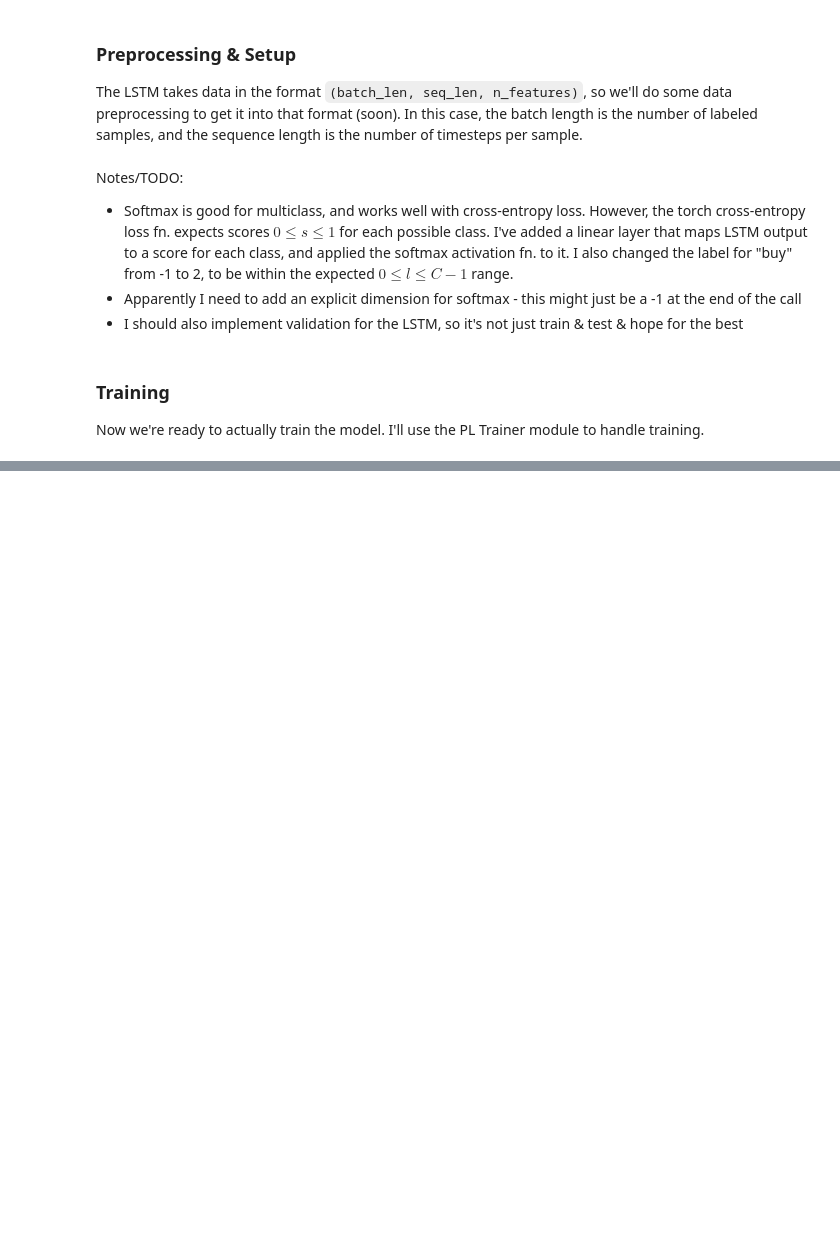
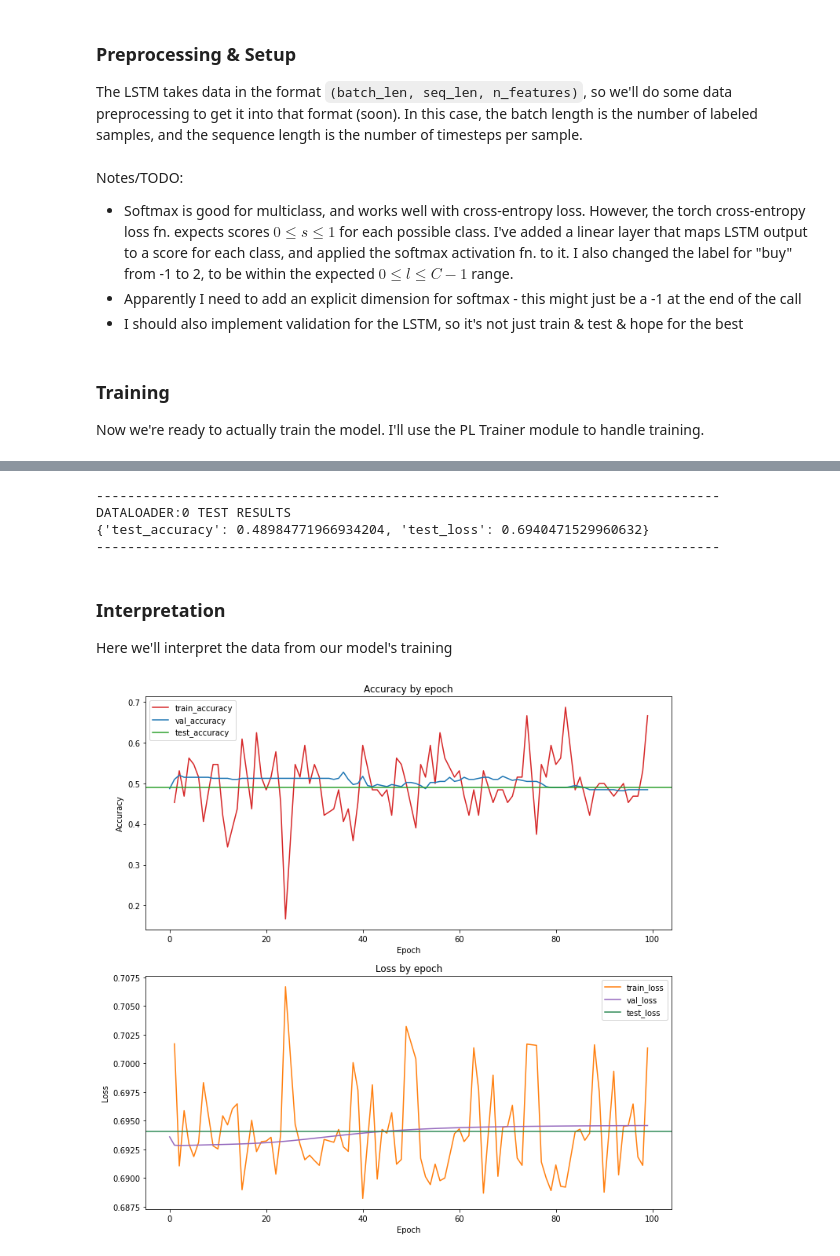
Before and after one commit to Yosef-Peyser/machine_learning_2021, a Jupyter notebook: LSTM.ipynb, the cells around one changed output, grey strips where cells are left out. Saved outputs shown, nothing was run; the diff lists cells and outputs as text; code cells hidden in the pictures; blank space fills up the shorter version.

Commit message:
Working LSTM
Working LSTM model, tested on 4000 rows

```diff
--- a/LSTM.ipynb
+++ b/LSTM.ipynb
@@ -211 +183,8 @@ Saving latest checkpoint..
+# %%
+results = trainer.test()
+# %% [output]
+--------------------------------------------------------------------------------
+DATALOADER:0 TEST RESULTS
+{'test_accuracy': 0.48984771966934204, 'test_loss': 0.6940471529960632}
+--------------------------------------------------------------------------------
 # %%
@@ -213,0 +193,37 @@ torch.save(lstm_model, save_path)
+# %% [markdown]
+### Interpretation
+Here we'll interpret the data from our model's training
+# %%
+# load in metrics from logger file
+metrics = pd.read_csv(logger.experiment.metrics_file_path)
+
+df_train = metrics[['epoch', 'train_accuracy', 'train_loss']].dropna()
+df_val = metrics[['epoch', 'val_accuracy', 'val_loss']].dropna()
+
+test_acc = metrics['test_accuracy'].dropna().tolist()[0]
+test_loss = metrics['test_loss'].dropna().tolist()[0]
+# %%
+# plot
+figs, axes = plt.subplots(nrows=2, figsize=(12, 12))
+
+# accuracy
+axes[0].plot(df_train['epoch'], df_train['train_accuracy'], color='tab:red', label='train_accuracy')
+axes[0].plot(df_val['epoch'], df_val['val_accuracy'], color='tab:blue', label='val_accuracy')
+axes[0].axhline(test_acc, color='tab:green', label='test_accuracy')
+
+# loss
+axes[1].plot(df_train['epoch'], df_train['train_loss'], color='tab:orange', label='train_loss')
+axes[1].plot(df_val['epoch'], df_val['val_loss'], color='tab:purple', label='val_loss')
+axes[1].axhline(test_loss, color='seagreen', label='test_loss')
+
+# label, title, make pretty
+titles = ['Accuracy by epoch', 'Loss by epoch']
+dependent = ['Accuracy', 'Loss']
+for i in range(2):
+    axes[i].legend()
+    axes[i].set_title(titles[i])
+    axes[i].set_xlabel('Epoch')
+    axes[i].set_ylabel(dependent[i])
+plt.show()
+# %% [output]
+[figure, added]
```
Also changed, not shown: parts of 7 cells of this notebook, 6 other files.
